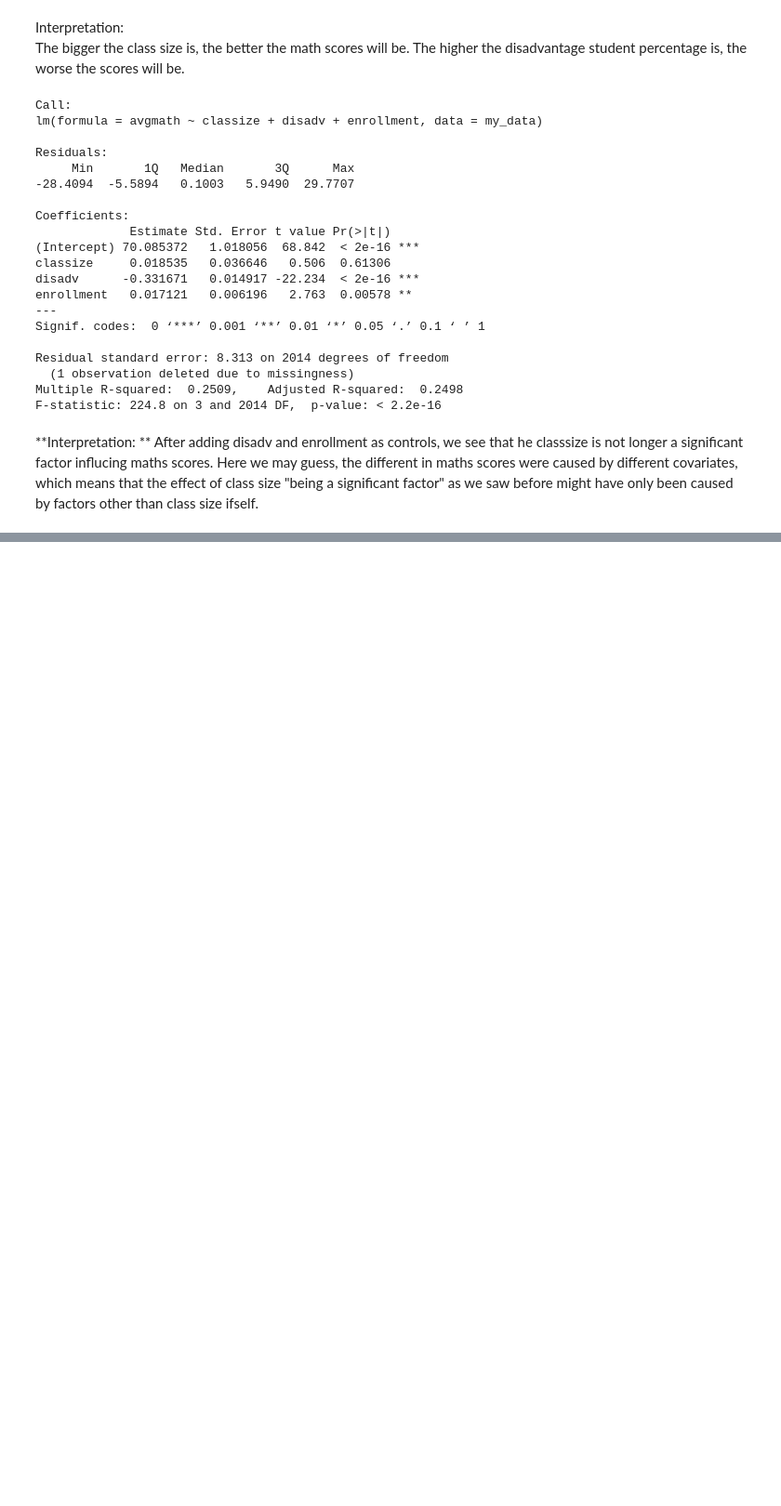
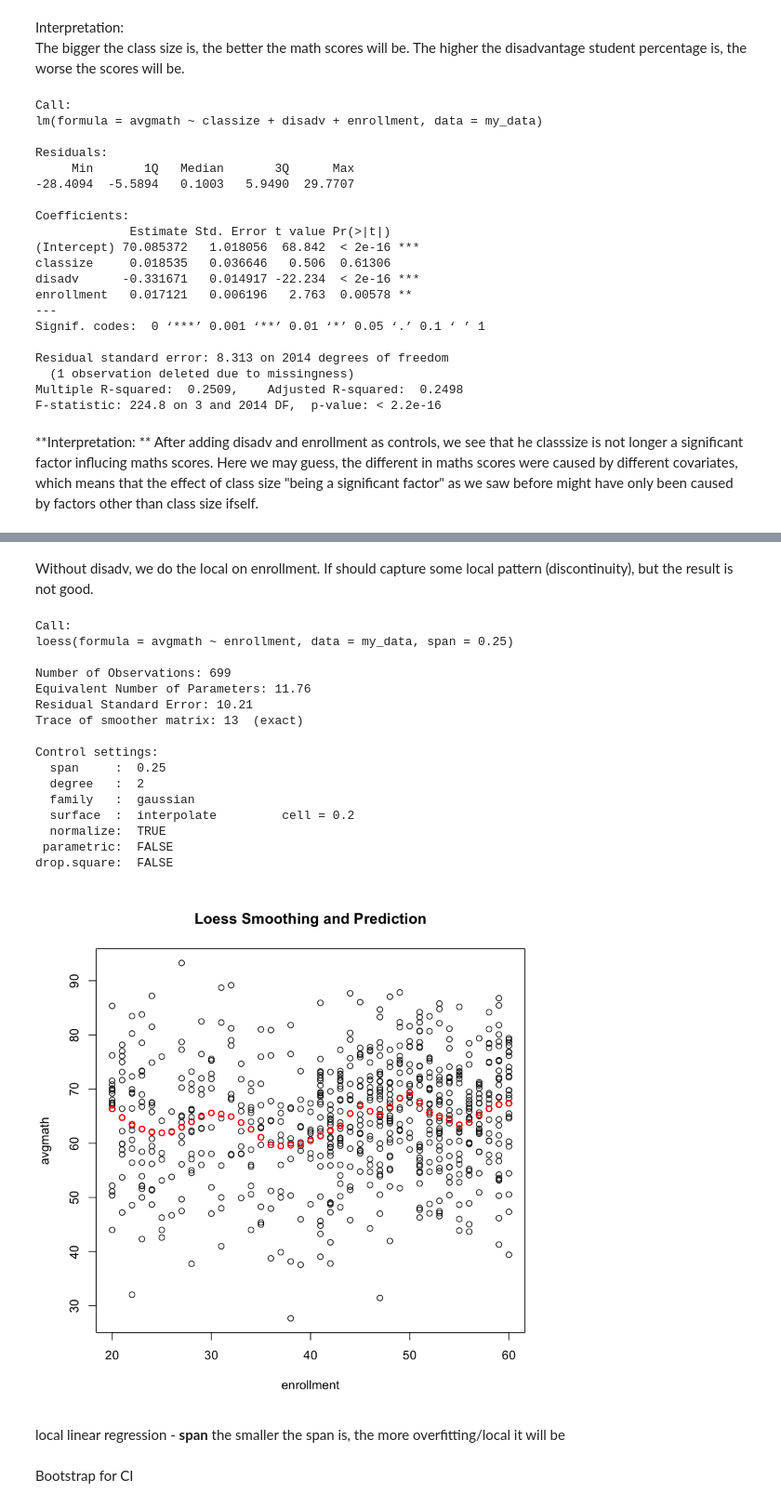
Before and after one commit to JessieJingxuGao/Causality-and-Learning-for-Intelligent-Decision-Making, a Jupyter notebook: hw2-5.ipynb, the cells around one changed output, grey strips where cells are left out. Shown at 93% size. Saved outputs shown, nothing was run; the diff lists cells and outputs as text; code cells hidden in the pictures; blank space fills up the shorter version.

```diff
--- a/hw2-5.ipynb
+++ b/hw2-5.ipynb
@@ -177,0 +187,5 @@ data$cut=df$class
+# %%
+data=df
+data$cut=as.integer(as.logical(data$enrollment>40))
+head(data)
+str(data)
@@ -177,0 +208,5 @@ data$cut=df$class
+# %%
+my_data=data
+sharprdd <- lm(avgmath ~ cut+disadv, data = my_data)
+summary(sharprdd)
+confint(sharprdd)
@@ -180,0 +254,33 @@ data$cut=df$class
+# %% [markdown]
+Without disadv, we do the local on enrollment. If should capture some local pattern (discontinuity), but the result is not good.
+# %%
+loessMod25 <- loess(avgmath ~ enrollment, data=my_data, span=0.25) # 25% smoothing span
+
+summary(loessMod25)
+smoothed25 <- predict(loessMod25)
+
+plot(y=my_data$avgmath, x=my_data$enrollment,  main="Loess Smoothing and Prediction", xlab="enrollment",
+     ylab="avgmath")
+
+points(smoothed25, x=my_data$enrollment, col="red")
+# %% [output]
+Call:
+loess(formula = avgmath ~ enrollment, data = my_data, span = 0.25)
+
+Number of Observations: 699
+Equivalent Number of Parameters: 11.76
+Residual Standard Error: 10.21
+Trace of smoother matrix: 13  (exact)
+
+Control settings:
+  span     :  0.25
+  degree   :  2
+  family   :  gaussian
+  surface  :  interpolate         cell = 0.2
+  normalize:  TRUE
+ parametric:  FALSE
+drop.square:  FALSE
+[figure, added]
+# %% [markdown]
+local linear regression - **span**
+the smaller the span is, the more overfitting/local it will be
@@ -180,0 +312,2 @@ data$cut=df$class
+# %% [markdown]
+Bootstrap for CI
```
Also changed, not shown: parts of 28 cells of this notebook.
